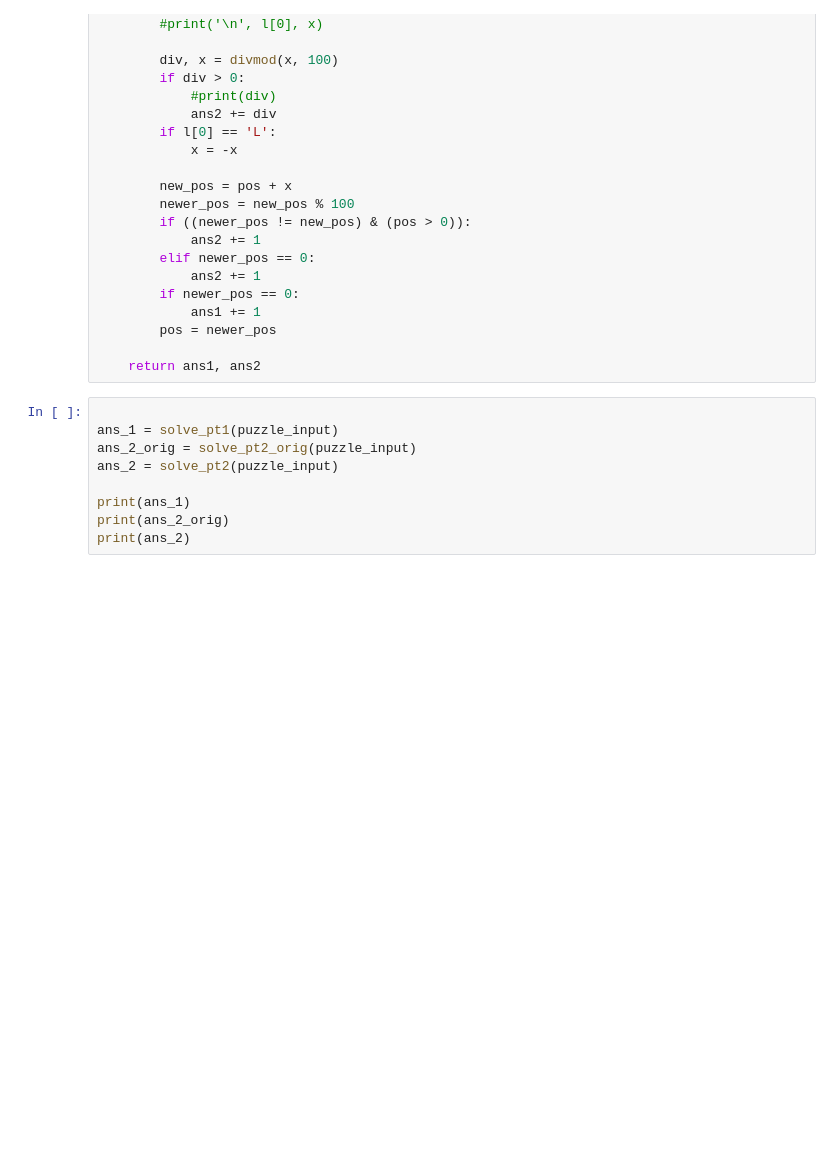
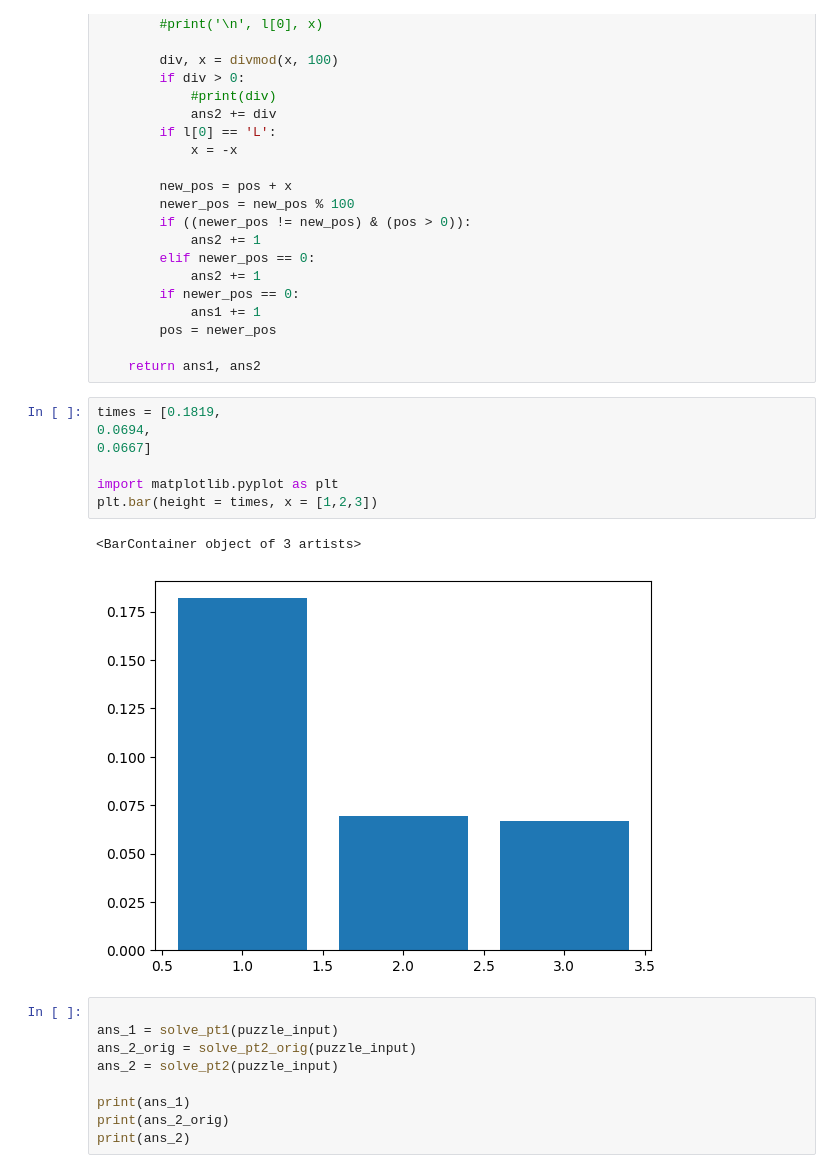
Before and after one commit to dolmas1/AoC_2025, a Jupyter notebook: scratch.ipynb, the cells around one changed output. Cells and saved outputs as stored; diff of their text form; blank space fills up the shorter version.

```diff
--- a/scratch.ipynb
+++ b/scratch.ipynb
@@ -107,6 +200,16 @@ def solve(puzzle_input):
         pos = newer_pos
 
     return ans1, ans2
+# %%
+times = [0.1819,
+0.0694,
+0.0667]
+
+import matplotlib.pyplot as plt
+plt.bar(height = times, x = [1,2,3])
+# %% [output]
+<BarContainer object of 3 artists>
+[figure, added]
 # %%
 
 ans_1 = solve_pt1(puzzle_input)
```
Also changed, not shown: parts of 12 cells of this notebook, 4 other files.
